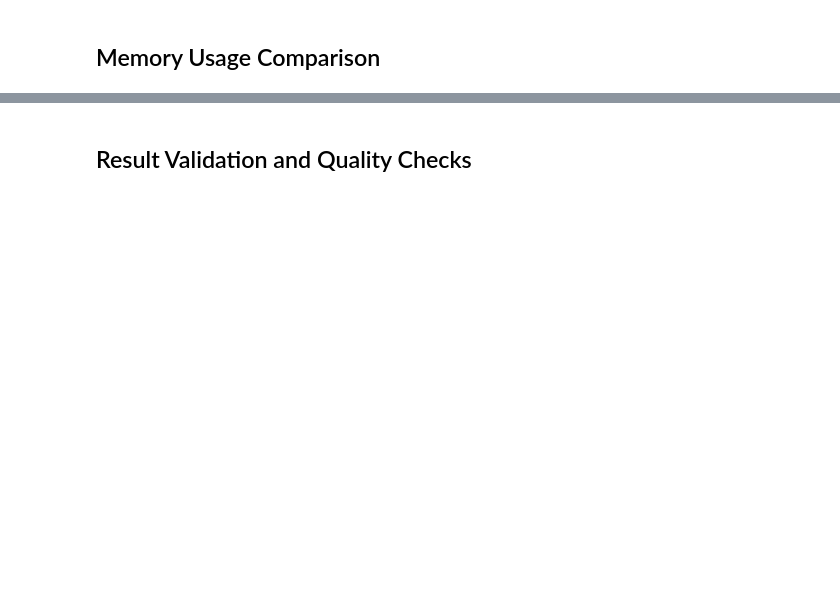
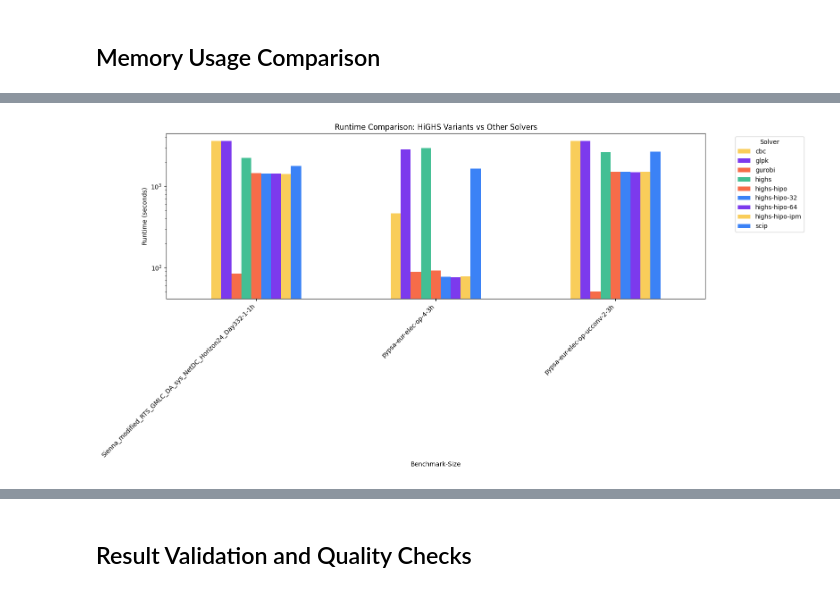
Before and after one commit to open-energy-transition/solver-benchmark, a Jupyter notebook: notebooks/highs-hipo-analysis.ipynb, the cells around one changed output, grey strips where cells are left out. Saved outputs shown, nothing was run; the diff lists cells and outputs as text; code cells hidden in the pictures; blank space fills up the shorter version.

```diff
--- a/notebooks/highs-hipo-analysis.ipynb
+++ b/notebooks/highs-hipo-analysis.ipynb
@@ -9,12 +9,3 @@ import numpy as np
 from pathlib import Path
 # %% [markdown]
 ## Load Results
-# %%
-# Load HiGHS HIPO preliminary results
-results_file = 'infrastructure/benchmarks/runtime_optimized/highs_hipo_prelim_results.csv'
-results = pd.read_csv(results_file)
-
-print(f"Loaded {len(results)} results")
-print(f"\nColumns: {list(results.columns)}")
-print(f"\nUnique solvers: {results['Solver'].unique()}")
-print(f"\nUnique benchmarks: {results['Benchmark'].unique()}")
@@ -180,0 +249,38 @@ plt.show()
+# %%
+# Plot runtime comparison: HiGHS variants vs other solvers
+if len(other_solver_data) > 0:
+    # Define color map for all solvers
+    color_map_all = {
+        'highs': '#43BF94',  # green - baseline
+        'highs-binary': '#2D8A63',  # darker green
+        'highs-hipo': '#F66C49',  # red/orange
+        'highs-hipo-ipm': '#F9CD5A',  # yellow
+        'highs-hipo-32': '#3B82F6',  # blue
+        'highs-hipo-64': '#7C3AED',  # purple
+        'cbc': '#F9CD5A',  # yellow
+        'glpk': '#7C3AED',  # purple
+        'gurobi': '#F66C49',  # red
+        'scip': '#3B82F6',  # blue
+    }
+
+    pivot_all = actual_results.pivot_table(
+        index='bench-size',
+        columns='Solver',
+        values='Runtime (s)',
+        aggfunc='mean'
+    )
+
+    fig, ax = plt.subplots(figsize=(16, 8))
+    pivot_all.plot(kind='bar', ax=ax, color=[color_map_all.get(s, '#888888') for s in pivot_all.columns])
+    ax.set_ylabel('Runtime (seconds)')
+    ax.set_xlabel('Benchmark-Size')
+    ax.set_title('Runtime Comparison: HiGHS Variants vs Other Solvers')
+    ax.set_yscale('log')  # Log scale to better show differences
+    ax.legend(title='Solver', bbox_to_anchor=(1.05, 1), loc='upper left')
+    plt.xticks(rotation=45, ha='right')
+    plt.tight_layout()
+    plt.show()
+else:
+    print("No other solver data to plot")
+# %% [output]
+[figure, added]
```
Also changed, not shown: parts of 18 cells of this notebook, 2 other files.
